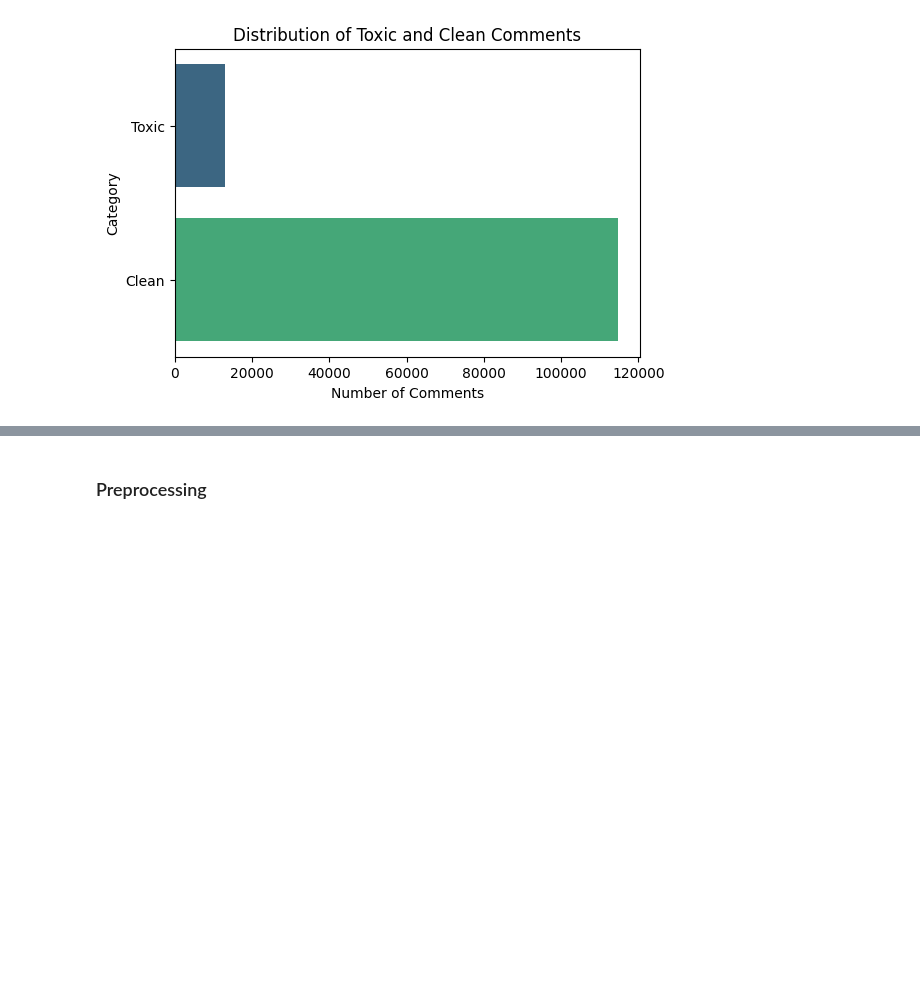
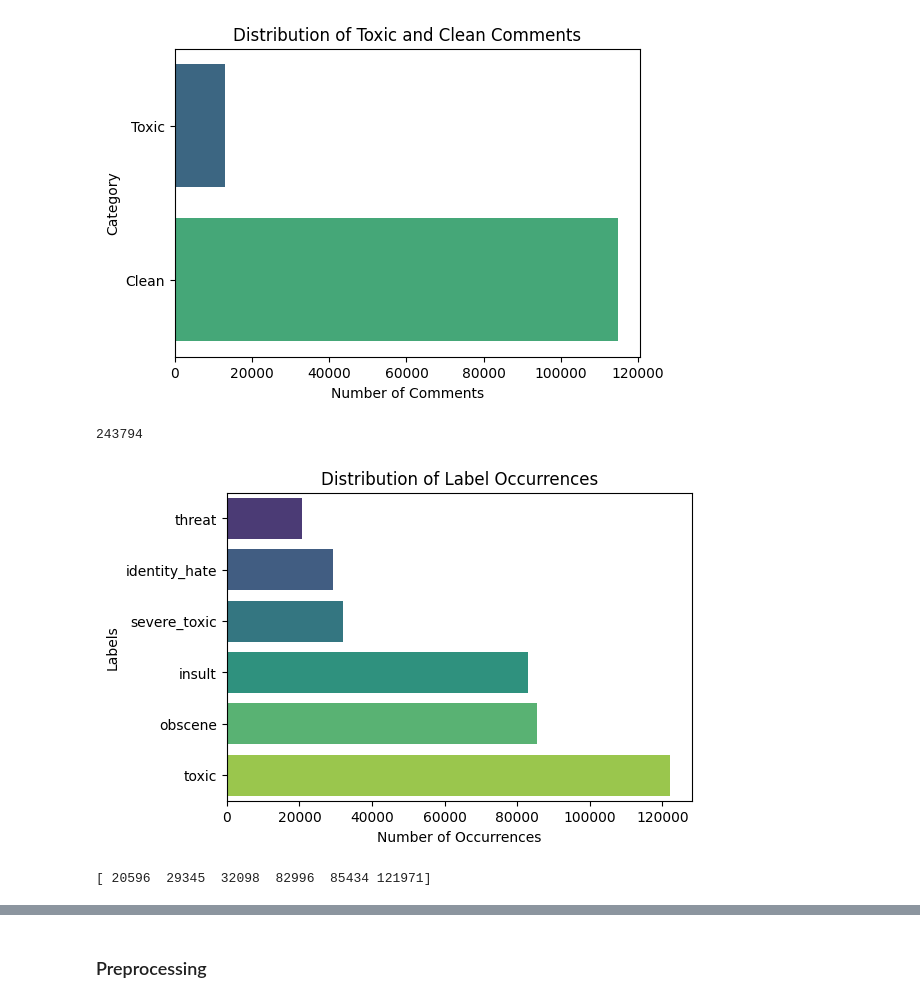
Before and after one commit to nilaydatta1234/Toxicity-Classifier, a Jupyter notebook: Toxicity.ipynb, the cells around one changed output, grey strips where cells are left out. Cells and saved outputs as stored; diff of their text form; code cells hidden in the pictures; blank space fills up the shorter version.

```diff
--- a/Toxicity.ipynb
+++ b/Toxicity.ipynb
@@ -127,0 +107,40 @@ print(train_data[train_data["threat"]==1 and train_data[column_labels].sum(axis=
+# %%
+labels = ['threat', 'severe_toxic', 'identity_hate','obscene', 'insult']
+sample = [32000,28000,28000,16000,16000]
+
+balanced_train_data = train_clean
+
+for i in range(len(labels)):
+    column = labels[i]
+
+    minority_comments = train_data[(train_data[column] == 1)]
+    majority_comments = train_data[(train_data[column] == 0) & (train_data[column_labels].sum(axis=1) != 0)]
+
+    minority_upsampled = resample(minority_comments,
+                                   replace=True,
+                                   n_samples=16000,
+                                   random_state=42)
+
+    balanced_train_data = pd.concat([balanced_train_data, majority_comments, minority_upsampled])
+
+balanced_train_data = balanced_train_data.sample(frac=1, random_state=42)
+len(balanced_train_data)
+# %% [output]
+243794
+# %%
+column_labels = balanced_train_data.columns.tolist()[2:]
+label_counts = balanced_train_data[column_labels].sum().sort_values()
+
+plt.figure(figsize=(6, 4))
+
+ax = sns.barplot(x=label_counts.values,
+				y=label_counts.index, palette='viridis')
+
+plt.xlabel('Number of Occurrences')
+plt.ylabel('Labels')
+plt.title('Distribution of Label Occurrences')
+plt.show()
+print(label_counts.values)
+# %% [output]
+[figure, added]
+[ 20596  29345  32098  82996  85434 121971]
```
Also changed, not shown: parts of 51 cells of this notebook, 2 other files.
